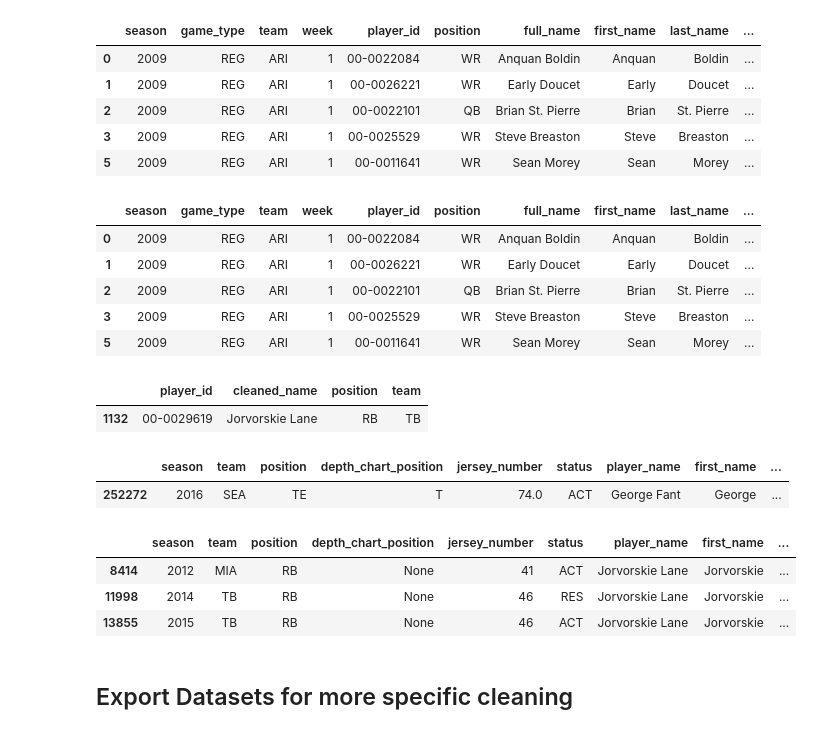
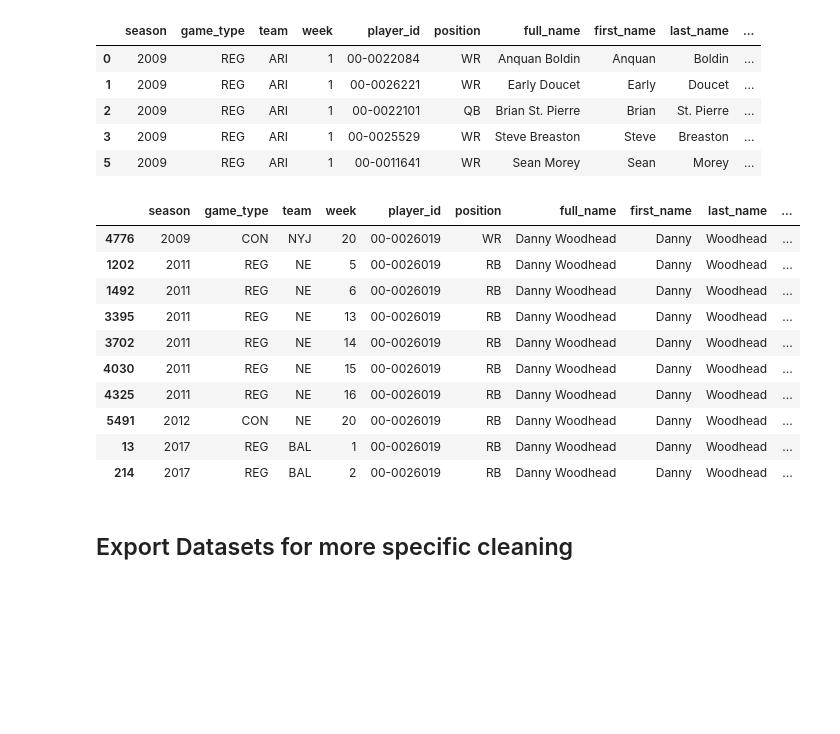
Before and after one commit to nicriv831/NFL-Injury-Risk, a Jupyter notebook: 1-Import_and_Standardize.ipynb, the cells around one changed output. Saved outputs shown, nothing was run; the diff lists cells and outputs as text; code cells hidden in the pictures; blank space fills up the shorter version.

```diff
--- a/1-Import_and_Standardize.ipynb
+++ b/1-Import_and_Standardize.ipynb
@@ -433,7 +501,7 @@ display(id_df[id_df['player_id'] == '00-0038920'])
 # %%
 # Group by ID and take the first instance sorted player name
 
-df_grouped = id_df.sort_values(by='player_name').groupby('player_id')[['player_name', 'position', 'team']].first()
+df_grouped = id_df.sort_values(by='player_name').groupby('player_id')[['player_name', 'std_pos', 'team']].first()
 
 #Turn back into dataframe
 df_grouped = df_grouped.reset_index()
@@ -592,0 +650,5 @@ df_dict['00-0029619']
+# %%
+grouped_pos_id = df_grouped.reset_index().drop(columns=['index', 'std_pos', 'team'])
+grouped_pos_id = df_grouped.set_index('player_id')
+pos_dict = grouped_pos_id.to_dict()['std_pos']
+pos_dict
@@ -850,10 +926,10 @@ ss_clean.head()
 | 4 | 00-0000865 | 2011 | REG | 15 | 24 | 208.0 | 0 | 1.0 | ... |
 | 5 | 00-0000865 | 2012 | REG | 45 | 70 | 475.0 | 1 | 4.0 | ... |
 # %%
-grouped_pos_id = df_grouped.reset_index().drop(columns=['index', 'cleaned_name', 'team'])
-grouped_pos_id = df_grouped.set_index('player_id')
-pos_dict = grouped_pos_id.to_dict()['position']
-pos_dict
+# grouped_pos_id = df_grouped.reset_index().drop(columns=['index', 'cleaned_name', 'team'])
+# grouped_pos_id = df_grouped.set_index('player_id')
+# pos_dict = grouped_pos_id.to_dict()['position']
+# pos_dict
 # %% [output]
 {'00-0000108': 'K',
  '00-0000865': 'QB',
@@ -1150,6 +1217,7 @@ injuries_ff[injuries_ff['player_id'] == '00-0029619']
 inj_clean = injuries_ff.copy()
 # %%
 inj_clean['cleaned_name'] = inj_clean['player_id'].map(df_dict)
+inj_clean['std_pos'] = inj_clean['player_id'].map(pos_dict)
 # %%
 inj_clean
 # %% [output]
@@ -1203,29 +1262,17 @@ for df in cleaned_dfs:
-# %%
-inj_clean[inj_cleab]
-# %% [output]
-|  | season | game_type | team | week | player_id | position | full_name | first_name | last_name | ... |
-| 0 | 2009 | REG | ARI | 1 | 00-0022084 | WR | Anquan Boldin | Anquan | Boldin | ... |
-| 1 | 2009 | REG | ARI | 1 | 00-0026221 | WR | Early Doucet | Early | Doucet | ... |
-| 2 | 2009 | REG | ARI | 1 | 00-0022101 | QB | Brian St. Pierre | Brian | St. Pierre | ... |
-| 3 | 2009 | REG | ARI | 1 | 00-0025529 | WR | Steve Breaston | Steve | Breaston | ... |
-| 5 | 2009 | REG | ARI | 1 | 00-0011641 | WR | Sean Morey | Sean | Morey | ... |
-# %%
-df_grouped[df_grouped['player_id'] == '00-0029619']
-# %% [output]
-|  | player_id | cleaned_name | position | team |
-| 1132 | 00-0029619 | Jorvorskie Lane | RB | TB |
-# %%
-rosters_weekly_ff[rosters_weekly_ff['player_id'] == '00-0032466']
-# %% [output]
-|  | season | team | position | depth_chart_position | jersey_number | status | player_name | first_name | ... |
-| 252272 | 2016 | SEA | TE | T | 74.0 | ACT | George Fant | George | ... |
-# %%
-rs_clean[rs_clean['player_id'] == '00-0029619']
-# %% [output]
-|  | season | team | position | depth_chart_position | jersey_number | status | player_name | first_name | ... |
-| 8414 | 2012 | MIA | RB | None | 41 | ACT | Jorvorskie Lane | Jorvorskie | ... |
-| 11998 | 2014 | TB | RB | None | 46 | RES | Jorvorskie Lane | Jorvorskie | ... |
-| 13855 | 2015 | TB | RB | None | 46 | ACT | Jorvorskie Lane | Jorvorskie | ... |
+# %%
+inj_clean[inj_clean['unique_id'].str.contains('Woodhead', na=False)]
+# %% [output]
+|  | season | game_type | team | week | player_id | position | full_name | first_name | last_name | ... |
+| 4776 | 2009 | CON | NYJ | 20 | 00-0026019 | WR | Danny Woodhead | Danny | Woodhead | ... |
+| 1202 | 2011 | REG | NE | 5 | 00-0026019 | RB | Danny Woodhead | Danny | Woodhead | ... |
+| 1492 | 2011 | REG | NE | 6 | 00-0026019 | RB | Danny Woodhead | Danny | Woodhead | ... |
+| 3395 | 2011 | REG | NE | 13 | 00-0026019 | RB | Danny Woodhead | Danny | Woodhead | ... |
+| 3702 | 2011 | REG | NE | 14 | 00-0026019 | RB | Danny Woodhead | Danny | Woodhead | ... |
+| 4030 | 2011 | REG | NE | 15 | 00-0026019 | RB | Danny Woodhead | Danny | Woodhead | ... |
+| 4325 | 2011 | REG | NE | 16 | 00-0026019 | RB | Danny Woodhead | Danny | Woodhead | ... |
+| 5491 | 2012 | CON | NE | 20 | 00-0026019 | RB | Danny Woodhead | Danny | Woodhead | ... |
+| 13 | 2017 | REG | BAL | 1 | 00-0026019 | RB | Danny Woodhead | Danny | Woodhead | ... |
+| 214 | 2017 | REG | BAL | 2 | 00-0026019 | RB | Danny Woodhead | Danny | Woodhead | ... |
 # %% [markdown]
 ## Export Datasets for more specific cleaning
 # %%
```
Also changed, not shown: parts of 40 cells of this notebook, 5 other files.
